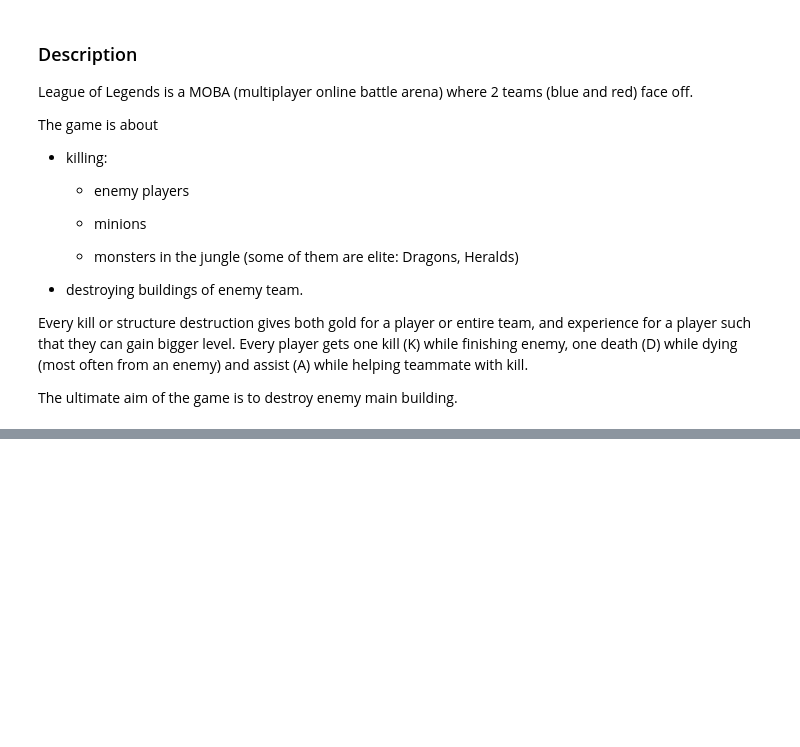
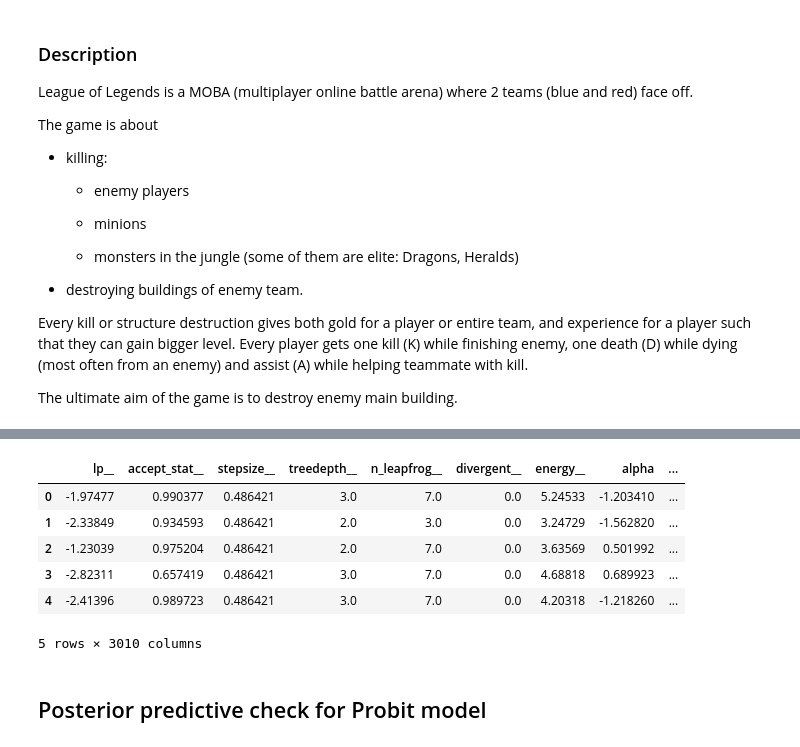
Before and after one commit to dominik-air/Ranked-Games-Analysis, a Jupyter notebook: eda.ipynb, the cells around one changed output, grey strips where cells are left out. Drawn from its saved outputs; the diff is of its cells as text; code cells hidden in the pictures; blank space fills up the shorter version.

```diff
--- a/eda.ipynb
+++ b/eda.ipynb
@@ -86,0 +142,4 @@ print(fit.summary())
+# %%
+from cmdstanpy import CmdStanModel
+
+probit_ppc = CmdStanModel(stan_file='models/probit_ppc.stan')
@@ -86,0 +164,2 @@ print(fit.summary())
+# %%
+ppc_data = probit_ppc.sample(data={"N": 1000})
@@ -86,0 +173,13 @@ print(fit.summary())
+# %%
+probit_ppc_df = ppc_data.draws_pd()
+probit_ppc_df.head()
+# %% [output]
+|  | lp__ | accept_stat__ | stepsize__ | treedepth__ | n_leapfrog__ | divergent__ | energy__ | alpha | ... |
+| 0 | -1.97477 | 0.990377 | 0.486421 | 3.0 | 7.0 | 0.0 | 5.24533 | -1.203410 | ... |
+| 1 | -2.33849 | 0.934593 | 0.486421 | 2.0 | 3.0 | 0.0 | 3.24729 | -1.562820 | ... |
+| 2 | -1.23039 | 0.975204 | 0.486421 | 2.0 | 7.0 | 0.0 | 3.63569 | 0.501992 | ... |
+| 3 | -2.82311 | 0.657419 | 0.486421 | 3.0 | 7.0 | 0.0 | 4.68818 | 0.689923 | ... |
+| 4 | -2.41396 | 0.989723 | 0.486421 | 3.0 | 7.0 | 0.0 | 4.20318 | -1.218260 | ... |
+5 rows × 3010 columns
+# %% [markdown]
+## Posterior predictive check for Probit model
```
Also changed, not shown: parts of 25 cells of this notebook, 4 other files.
